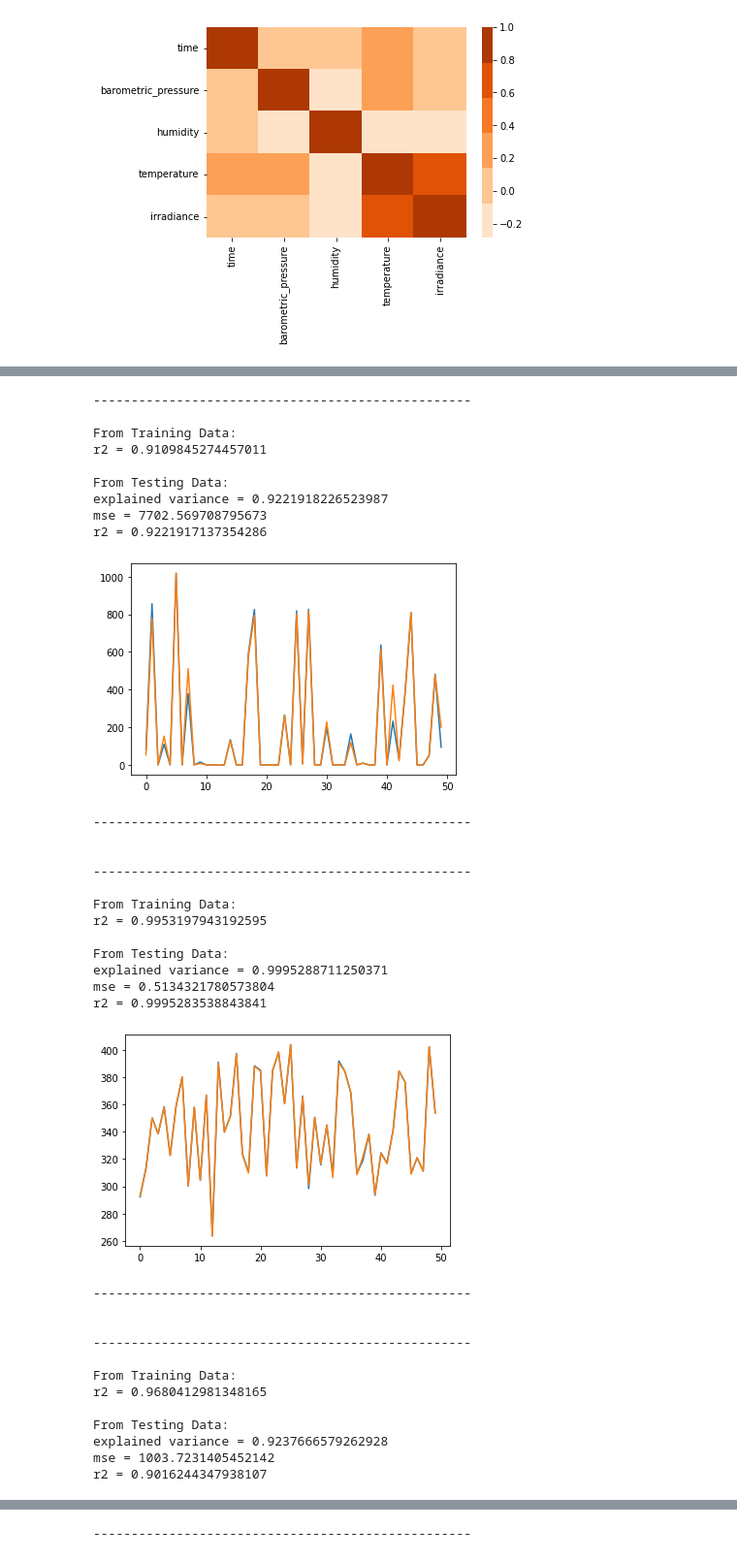
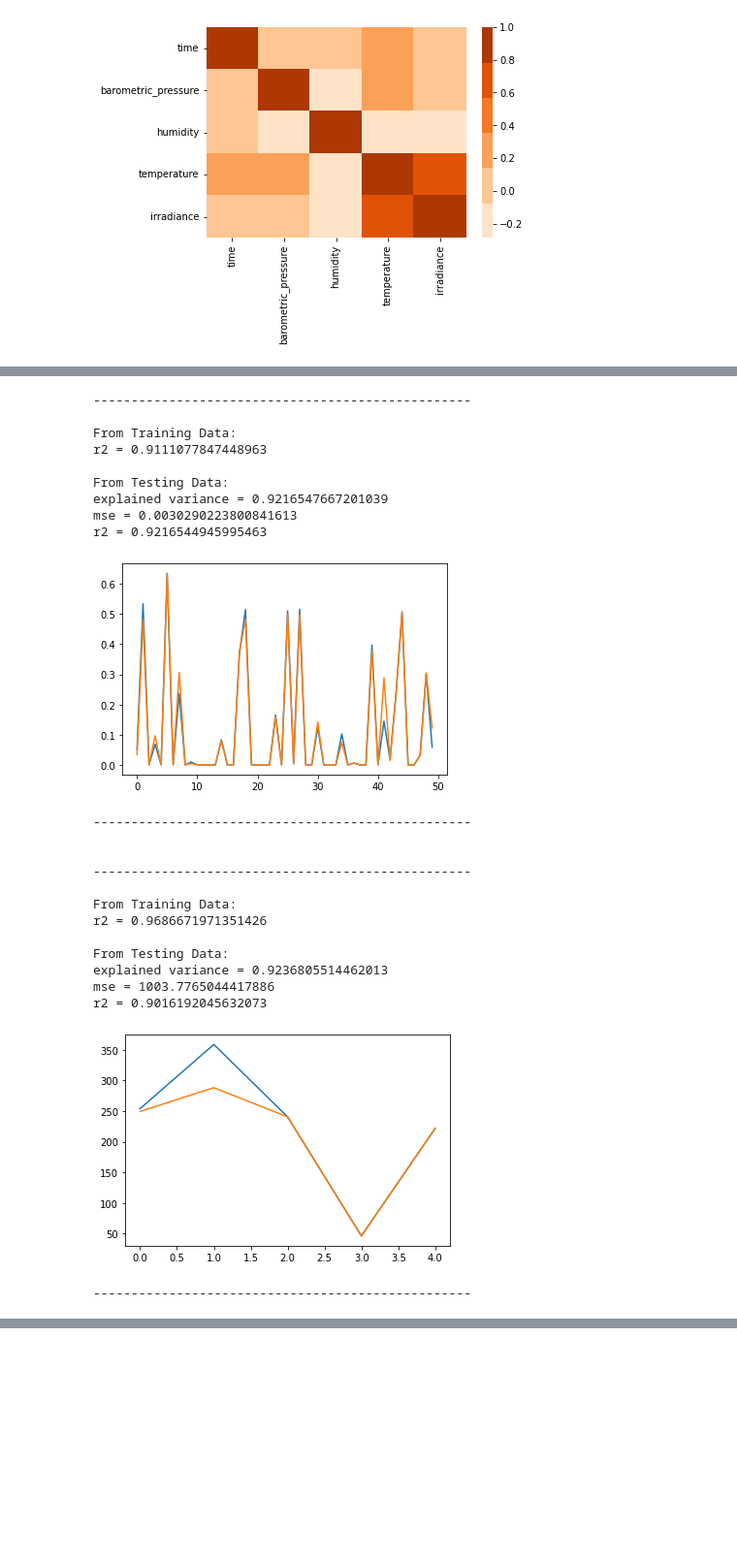
Before and after one commit to BTP-2022-23/ev-charging-estimate, a Jupyter notebook: solarmodel.ipynb, the cells around one changed output, grey strips where cells are left out. Shown at 97% size. Saved outputs shown, nothing was run; the diff lists cells and outputs as text; code cells hidden in the pictures; blank space fills up the shorter version.

```diff
--- a/solarmodel.ipynb
+++ b/solarmodel.ipynb
@@ -51,6 +51,11 @@ import pytz
 # loading the datasets
 root = "/content/gdrive/MyDrive/BTP sem7 Group 2/"
 combined_data = pd.read_csv(root+"combined_data.csv");
-matlab_data = pd.read_csv(root+"datasolar.csv")
+# matlab_data = pd.read_csv(root+"datasolar.csv")
 matdata = pd.read_csv(root+"matdata.csv")
-print(combined_data)
+
+# max value of irradiance is considered as base and the whole data is normalized.
+irr_base=combined_data['irradiance'].max()
+
+for column in combined_data.columns:
+    combined_data[column] = (combined_data[column] - combined_data[column].min()) / (combined_data[column].max() - combined_data[column].min())
@@ -142,41 +116,30 @@ combined_data.iloc[:,1:-1]
 # %%
 # creating the models for irradiance and voltage.
 irradiance_model = model_maker(combined_data,'irradiance')
-voltage_model = model_maker(matlab_data,'Voltage')
+# voltage_model = model_maker(matlab_data,'Voltage')
 mat_model = model_maker(matdata,'Power')
 # %% [output]
 --------------------------------------------------
 
 From Training Data:
-r2 = 0.9109845274457011
+r2 = 0.9111077847448963
 
 From Testing Data:
-explained variance = 0.9221918226523987
-mse = 7702.569708795673
-r2 = 0.9221917137354286
+explained variance = 0.9216547667201039
+mse = 0.0030290223800841613
+r2 = 0.9216544945995463
-[figure, old version]
+[figure, new version]
 --------------------------------------------------
 
 
 --------------------------------------------------
 
 From Training Data:
-r2 = 0.9953197943192595
+r2 = 0.9686671971351426
 
 From Testing Data:
-explained variance = 0.9995288711250371
-mse = 0.5134321780573804
-r2 = 0.9995283538843841
+explained variance = 0.9236805514462013
+mse = 1003.7765044417886
+r2 = 0.9016192045632073
-[figure, old version]
+[figure, new version]
 --------------------------------------------------
-
-
---------------------------------------------------
-
-From Training Data:
-r2 = 0.9680412981348165
-
-From Testing Data:
-explained variance = 0.9237666579262928
-mse = 1003.7231405452142
-r2 = 0.9016244347938107
@@ -184,4 +146,3 @@ r2 = 0.9016244347938107
---------------------------------------------------
 # %%
 # The below function calculates the current time of the region in seconds after 00:00:00.
 def currentTimeCalc(region='Asia/Calcutta'):
```
Also changed, not shown: parts of 9 cells of this notebook, 1 other file.
